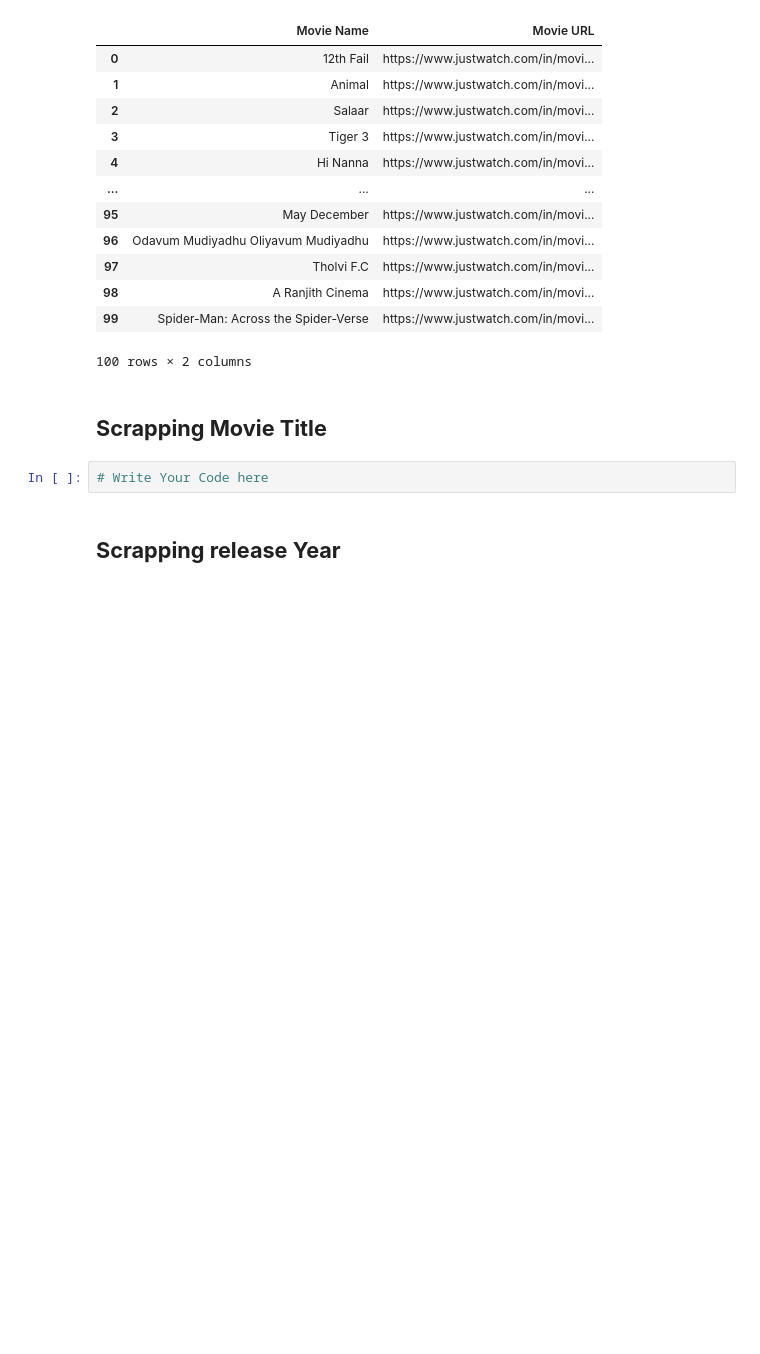
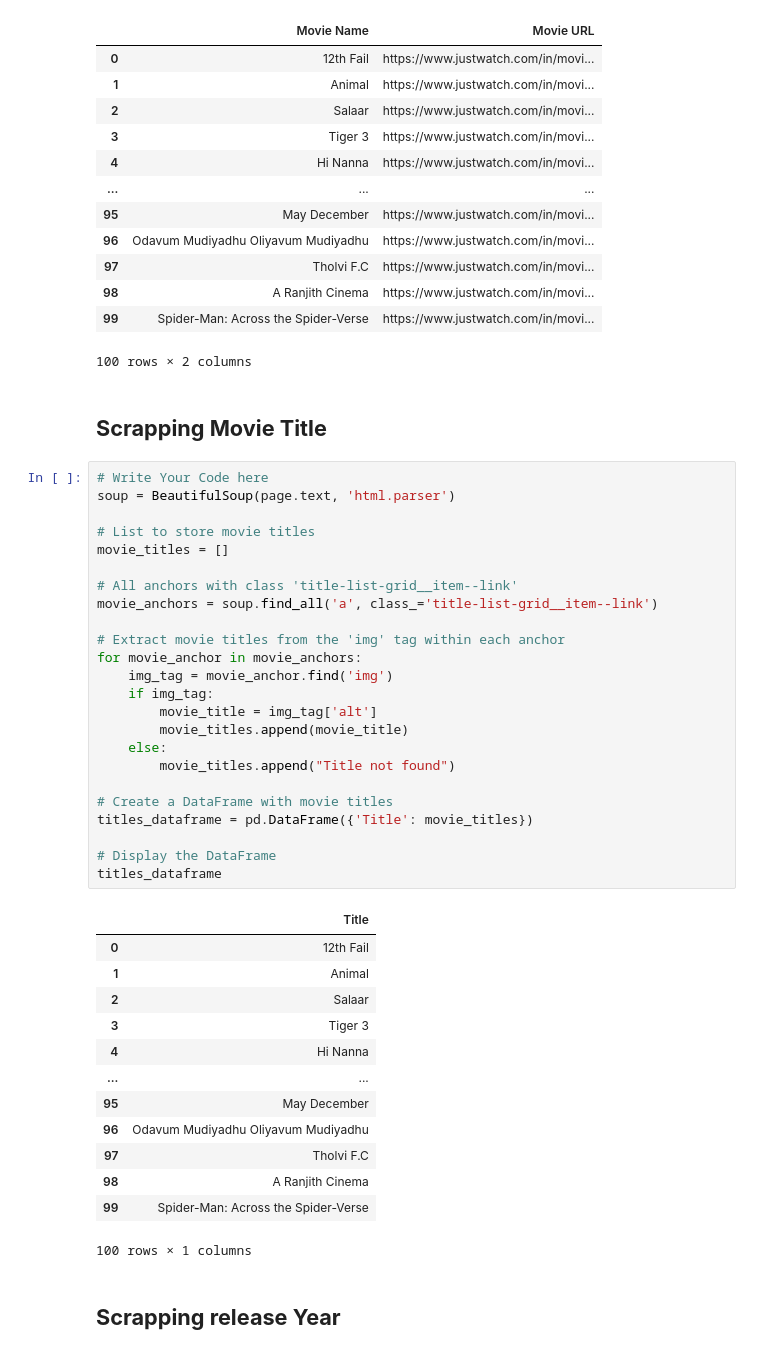
Before and after one commit to Amrit007-droid/Web-Scraping, a Jupyter notebook: Numerical_Programming_in_Python_Web_Scraping.ipynb, the cells around one changed output. Saved outputs shown, nothing was run; the diff lists cells and outputs as text; blank space fills up the shorter version.

```diff
--- a/Numerical_Programming_in_Python_Web_Scraping.ipynb
+++ b/Numerical_Programming_in_Python_Web_Scraping.ipynb
@@ -216,7 +216,43 @@ movies_dataframe
 100 rows × 2 columns
 # %% [markdown]
 ## **Scrapping Movie Title**
-# %%
-# Write Your Code here
+# %%
+# Write Your Code here
+soup = BeautifulSoup(page.text, 'html.parser')
+
+# List to store movie titles
+movie_titles = []
+
+# All anchors with class 'title-list-grid__item--link'
+movie_anchors = soup.find_all('a', class_='title-list-grid__item--link')
+
+# Extract movie titles from the 'img' tag within each anchor
+for movie_anchor in movie_anchors:
+    img_tag = movie_anchor.find('img')
+    if img_tag:
+        movie_title = img_tag['alt']
+        movie_titles.append(movie_title)
+    else:
+        movie_titles.append("Title not found")
+
+# Create a DataFrame with movie titles
+titles_dataframe = pd.DataFrame({'Title': movie_titles})
+
+# Display the DataFrame
+titles_dataframe
+# %% [output]
+|  | Title |
+| 0 | 12th Fail |
+| 1 | Animal |
+| 2 | Salaar |
+| 3 | Tiger 3 |
+| 4 | Hi Nanna |
+| ... | ... |
+| 95 | May December |
+| 96 | Odavum Mudiyadhu Oliyavum Mudiyadhu |
+| 97 | Tholvi F.C |
+| 98 | A Ranjith Cinema |
+| 99 | Spider-Man: Across the Spider-Verse |
+100 rows × 1 columns
 # %% [markdown]
 ## **Scrapping release Year**
```
Also changed, not shown: parts of 3 cells of this notebook.
